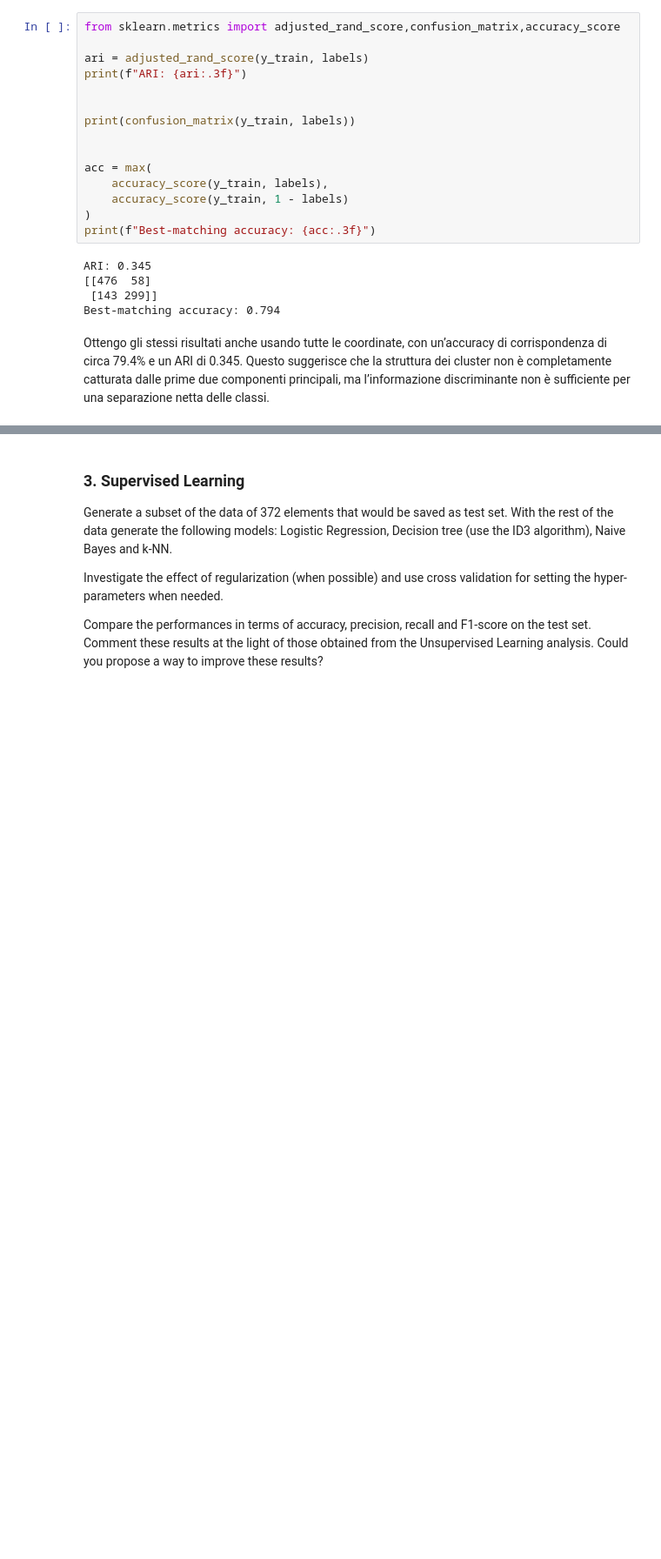
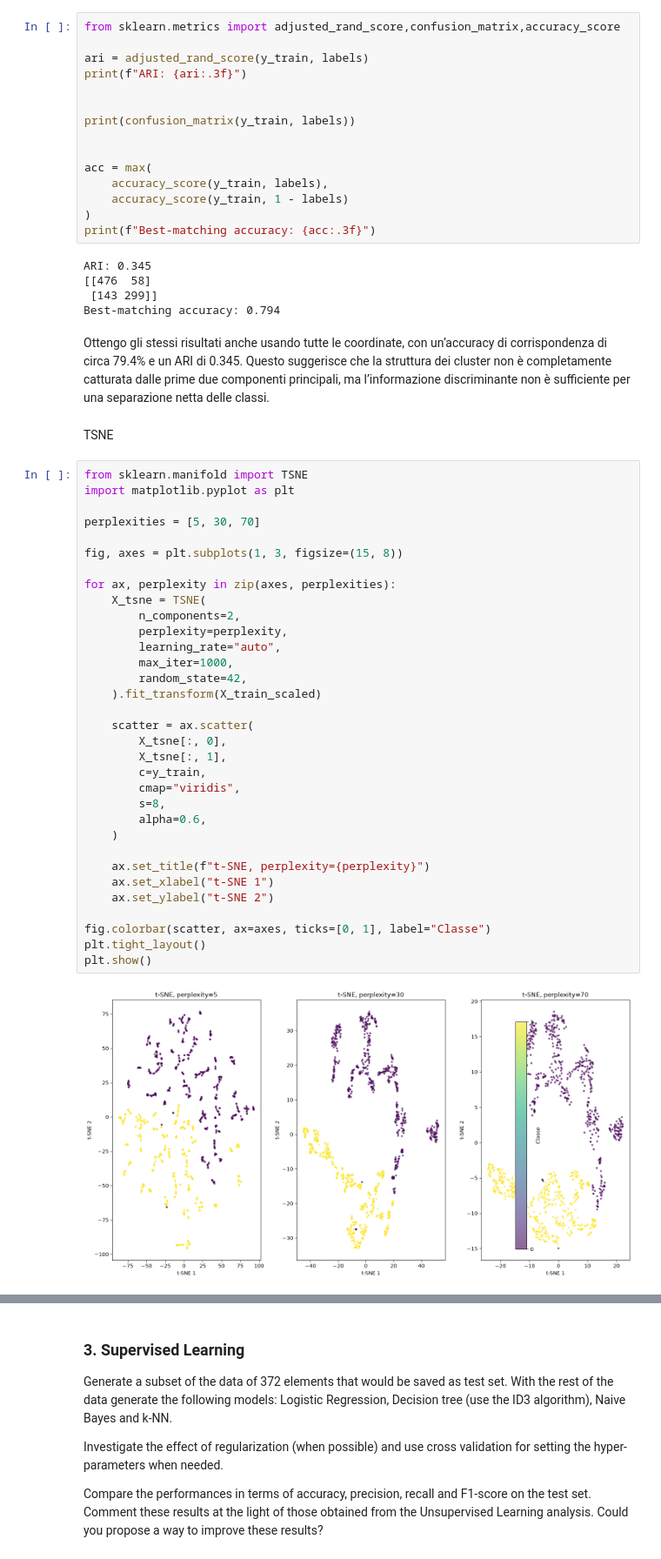
Before and after one commit to NicXVII/Intro_to_ML_26-27, a Jupyter notebook: Challenges/challenge_one.ipynb, the cells around one changed output, grey strips where cells are left out. Shown at 87% size. Drawn from its saved outputs; the diff is of its cells as text; blank space fills up the shorter version.

Commit message:
un supervised learning done

```diff
--- a/Challenges/challenge_one.ipynb
+++ b/Challenges/challenge_one.ipynb
@@ -508,5 +508,42 @@ ARI: 0.345
 [[476  58]
  [143 299]]
 Best-matching accuracy: 0.794
-# %% [markdown]
-Ottengo gli stessi risultati anche usando tutte le coordinate, con un’accuracy di corrispondenza di circa 79.4% e un ARI di 0.345. Questo suggerisce che la struttura dei cluster non è completamente catturata dalle prime due componenti principali, ma l’informazione discriminante non è sufficiente per una separazione netta delle classi.
+# %% [markdown]
+Ottengo gli stessi risultati anche usando tutte le coordinate, con un’accuracy di corrispondenza di circa 79.4% e un ARI di 0.345. Questo suggerisce che la struttura dei cluster non è completamente catturata dalle prime due componenti principali, ma l’informazione discriminante non è sufficiente per una separazione netta delle classi.
+# %% [markdown]
+TSNE
+# %%
+from sklearn.manifold import TSNE
+import matplotlib.pyplot as plt
+
+perplexities = [5, 30, 70]
+
+fig, axes = plt.subplots(1, 3, figsize=(15, 8))
+
+for ax, perplexity in zip(axes, perplexities):
+    X_tsne = TSNE(
+        n_components=2,
+        perplexity=perplexity,
+        learning_rate="auto",
+        max_iter=1000,
+        random_state=42,
+    ).fit_transform(X_train_scaled)
+
+    scatter = ax.scatter(
+        X_tsne[:, 0],
+        X_tsne[:, 1],
+        c=y_train,
+        cmap="viridis",
+        s=8,
+        alpha=0.6,
+    )
+
+    ax.set_title(f"t-SNE, perplexity={perplexity}")
+    ax.set_xlabel("t-SNE 1")
+    ax.set_ylabel("t-SNE 2")
+
+fig.colorbar(scatter, ax=axes, ticks=[0, 1], label="Classe")
+plt.tight_layout()
+plt.show()
+# %% [output]
+[figure, added]
```
Also changed, not shown: parts of 5 cells of this notebook, 1 other file.
